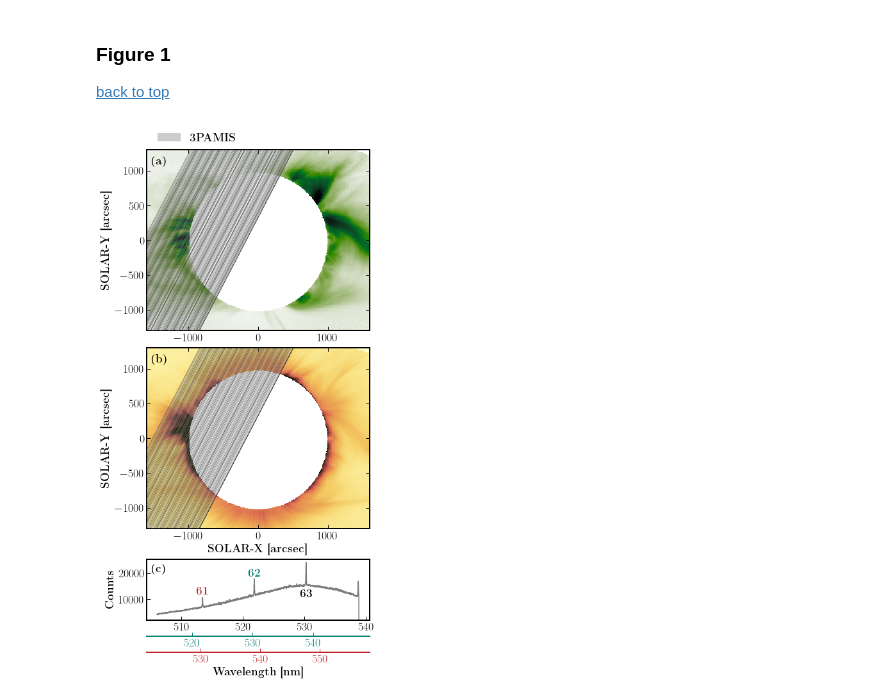
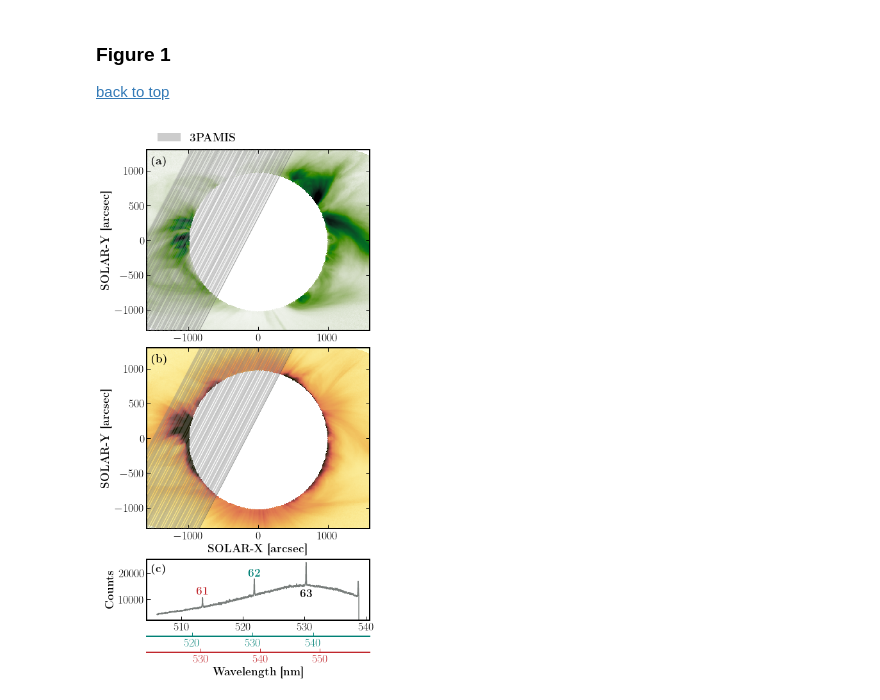
Before and after one commit to yjzhu-solar/Eclipse2017, a Jupyter notebook: ipynb/eclipse_data/obs_summary.ipynb, the cells around one changed output. Drawn from its saved outputs; the diff is of its cells as text; code cells hidden in the pictures.

```diff
--- a/ipynb/eclipse_data/obs_summary.ipynb
+++ b/ipynb/eclipse_data/obs_summary.ipynb
@@ -620,8 +620,8 @@ for ii, green_row_ in totality_green_df_ext.iterrows():
 
         ax1.fill_between(fill_between_x, fill_between_y_bottom, fill_between_y_top, alpha=0.4,color="grey",
                          linewidth=0,label=r"\textbf{3PAMIS}",zorder=3)
-        ax1.plot(fill_between_x, fill_between_y_bottom, alpha=1, color="#373C38",linewidth=0.5)
-        ax1.plot(fill_between_x, fill_between_y_top, alpha=1, color="#373C38",linewidth=0.5)
+        ax1.plot(fill_between_x, fill_between_y_bottom, alpha=1, color="#373C38",linewidth=0.06)
+        ax1.plot(fill_between_x, fill_between_y_top, alpha=1, color="#373C38",linewidth=0.06)
 
 # plot_eis_fov(ax1,eis_atlas_30_fexiv_intmap_shifted,color="red",alpha=0.5,
 #              label=r"\textbf{EIS}")
@@ -671,8 +671,8 @@ for ii, red_row_ in totality_red_df_ext.iterrows():
 
         ax2.fill_between(fill_between_x, fill_between_y_bottom, fill_between_y_top, alpha=0.4,facecolor="grey",
                          linewidth=0,label=r"\textbf{3PAMIS}",zorder=3)
-        ax2.plot(fill_between_x, fill_between_y_bottom, alpha=1, color="#373C38",linewidth=0.5)
-        ax2.plot(fill_between_x, fill_between_y_top, alpha=1, color="#373C38",linewidth=0.5)
+        ax2.plot(fill_between_x, fill_between_y_bottom, alpha=1, color="#373C38",linewidth=0.06)
+        ax2.plot(fill_between_x, fill_between_y_top, alpha=1, color="#373C38",linewidth=0.06)
 
 
 # plot_eis_fov(ax2,eis_atlas_30_fex_intmap_shifted,color="red",alpha=0.5,
@@ -713,31 +713,31 @@ ax2.set_ylim(ylim_zoomin)
 
 ax2.set_xlabel(r"\textbf{SOLAR-X [arcsec]}",fontsize=18)
 
 ax3.set_ylim(bottom=2e3)
 ax3_62 = ax3.secondary_xaxis('bottom', functions=(order63to62, order62to63))
 ax3_62.spines['bottom'].set_position(('outward', 25))
 ax3_61 = ax3.secondary_xaxis('bottom', functions=(order63to61, order61to63))
 ax3_61.spines['bottom'].set_position(('outward', 50))
 
 ax3.text(530.3*61/63,1.3e4,r"\textbf{61}",fontsize=18,color="#C1272D",va="center",ha="center")
 ax3.text(530.3*62/63,2e4,r"\textbf{62}",fontsize=18,color="#008176",va="center",ha="center")
 ax3.text(530.3,1.2e4,r"\textbf{63}",fontsize=18,va="center",ha="center")
 
 ax3_61.set_xlabel(r"\textbf{Wavelength [nm]}",fontsize=18)
 
 
 for ax_ in (ax3,ax3_62,ax3_61):
     ax_.tick_params(labelsize=18,direction="in",which="major",length=6)
 
 ax3_62.tick_params(colors="#008176")
 ax3_62.spines['bottom'].set_color("#008176")
 ax3_61.tick_params(colors="#C1272D")
 ax3_61.spines['bottom'].set_color("#C1272D")
 
 
 ax3.set_ylabel(r"\textbf{Counts}",fontsize=18)
 
 plt.savefig("../../figs/ms/obs_summary_PaMIS.pdf",dpi=300,format="pdf",
             bbox_inches="tight")
 # %% [output]
-[figure, old version]
+[figure, new version]
```
Also changed, not shown: 1 other file.
